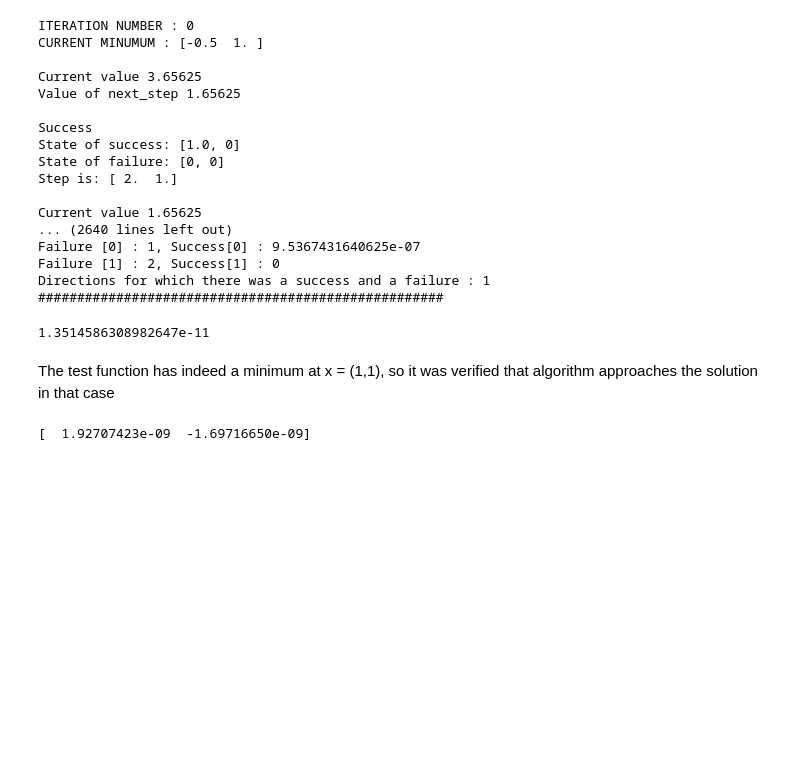
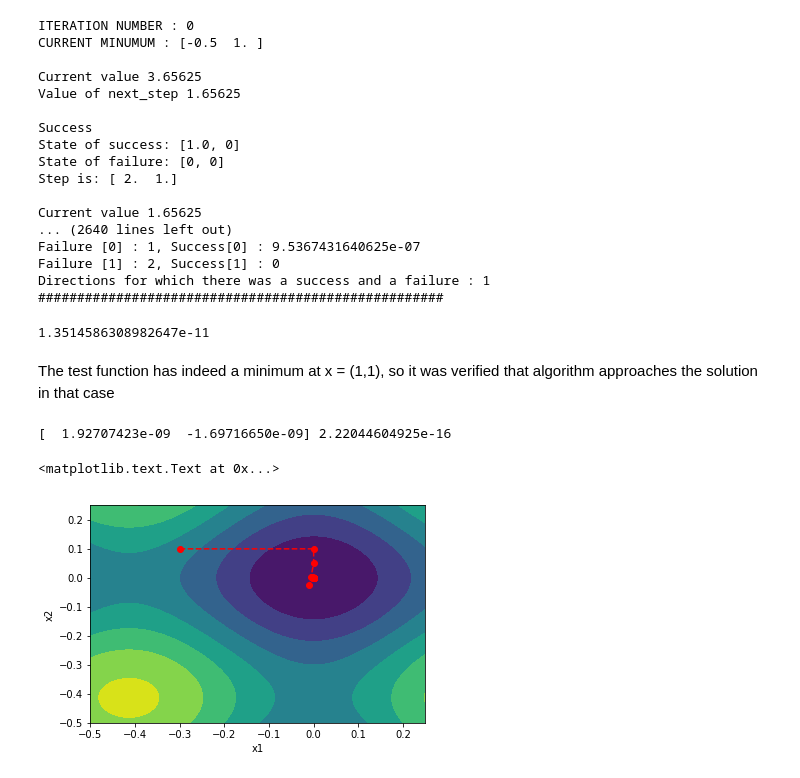
Before and after one commit to LemurPwned/Fundamentals-of-optimization, a Jupyter notebook: Rosenbrock method.ipynb, the cells around one changed output. Saved outputs shown, nothing was run; the diff lists cells and outputs as text; code cells hidden in the pictures; blank space fills up the shorter version.

```diff
--- a/Rosenbrock method.ipynb
+++ b/Rosenbrock method.ipynb
@@ -165,9 +169,23 @@ The test function has indeed a minimum at x = (1,1), so it was verified that alg
 # %%
 x0 = np.array([-0.4,0.1])
 s = np.array([0.10,0.1])
 direction = np.array([[1.0,0.0], [0.0,1.0]])
-minimum = rosenbrock_method(target_function, x0, direction, s, 3, 0.5, 100, 0) #run with last argument as 1 to see verbose report
-print(minimum)
+minimum, xlist = rosenbrock_method(target_function, x0, direction, s, 3, 0.5, 100, 0)
+print(minimum, target_function(minimum))
+
+
+x1 = np.linspace(-0.5,0.25, 200)
+x2 = np.linspace(-0.5,0.25, 200)
+x1v, x2v = np.meshgrid(x1, x2)
+z = function(x1v, x2v)
+plt.contourf(x1v,x2v,z)
+x1s = [point[0] for point in xlist]
+x2s = [point[1] for point in xlist]
+plt.plot(x1s,x2s, 'ro--')
+plt.xlabel('x1')
+plt.ylabel('x2')
 # %% [output]
-[  1.92707423e-09  -1.69716650e-09]
+[  1.92707423e-09  -1.69716650e-09] 2.22044604925e-16
+<matplotlib.text.Text at 0x...>
+[figure, added]
 # %%
```
Also changed, not shown: parts of 10 cells of this notebook.
